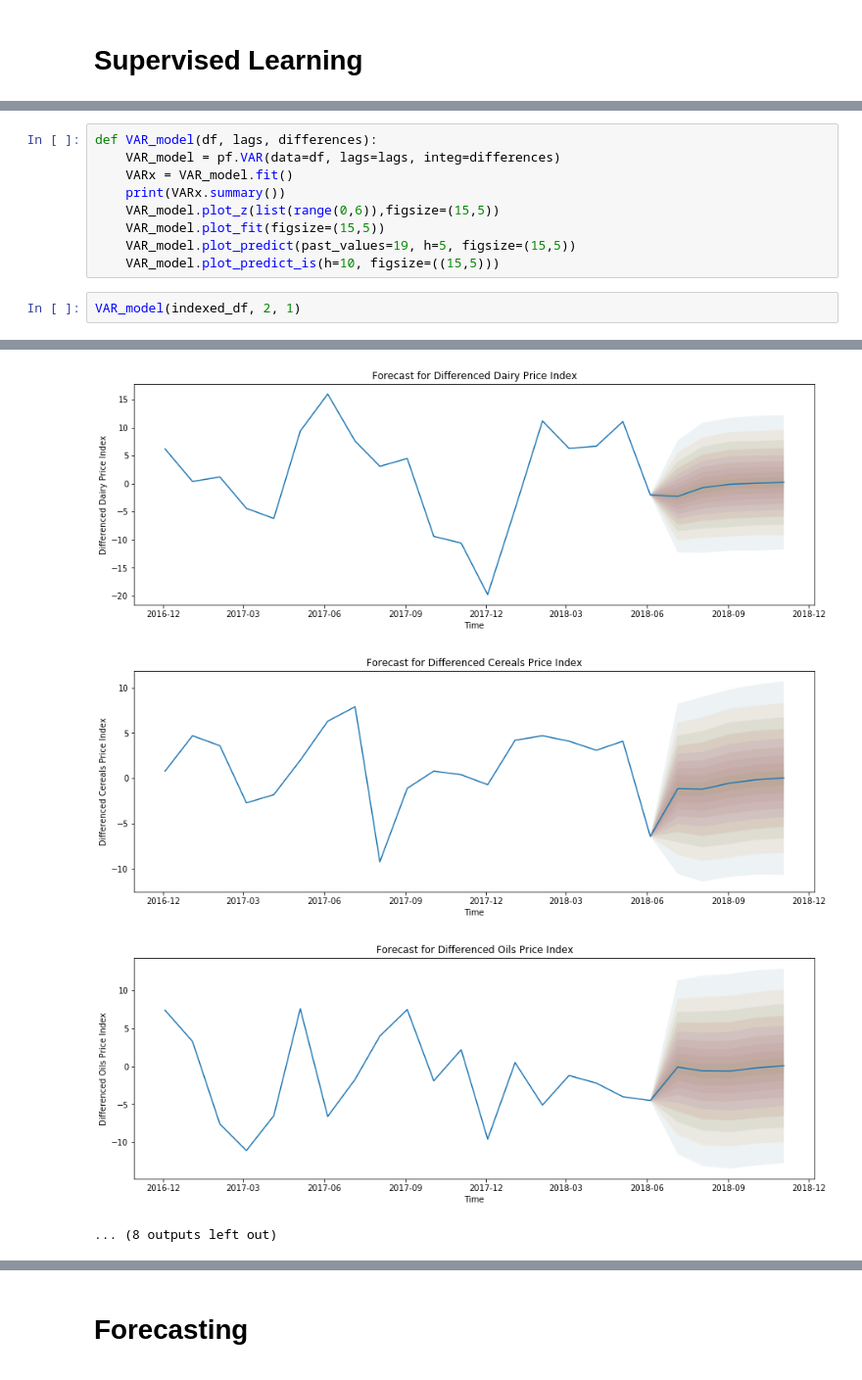
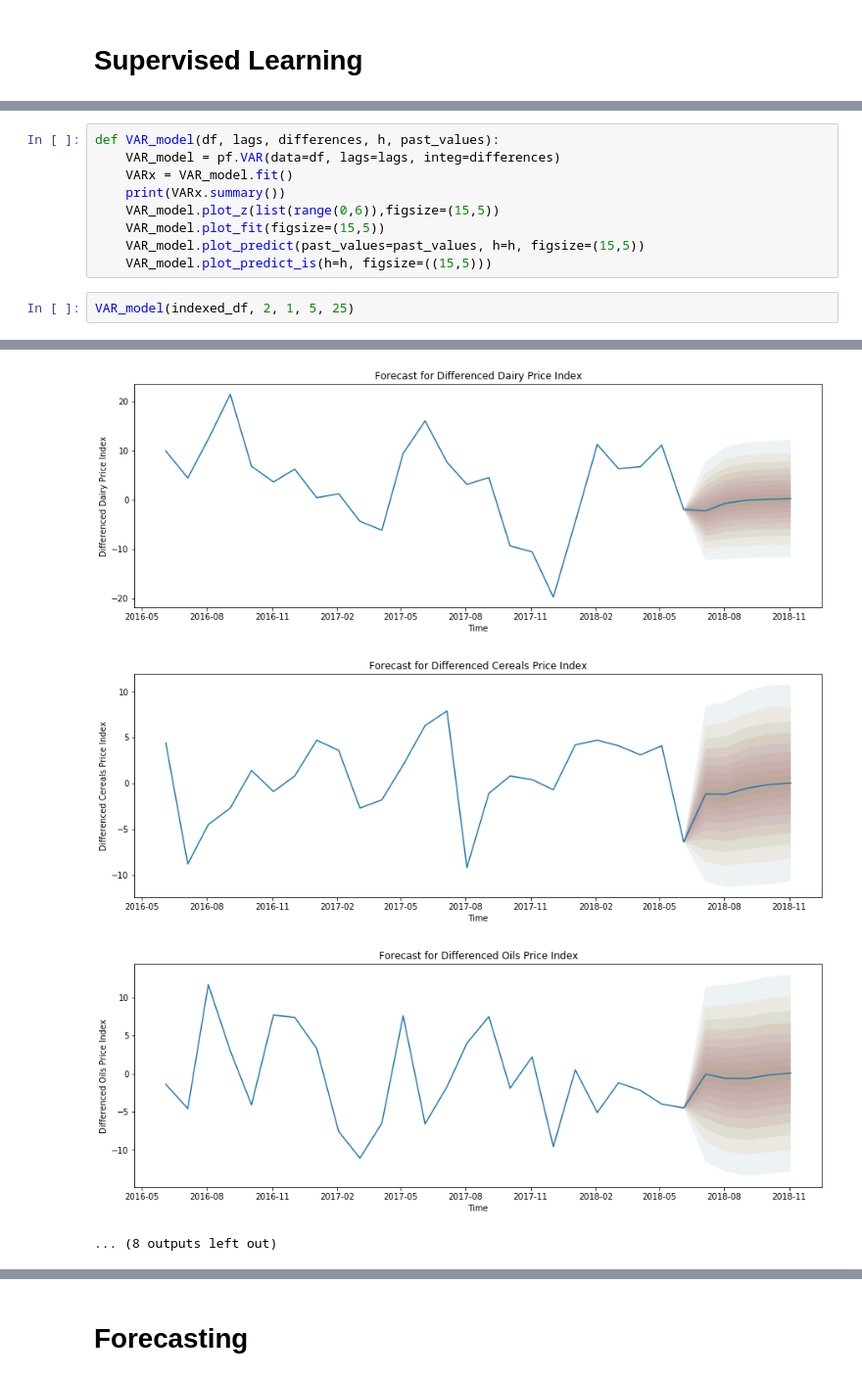
Before and after one commit to Schmidt8181/PreparingForTomorrow, a Jupyter notebook: FinalCapstone.ipynb, the cells around one changed output, grey strips where cells are left out. Shown at 98% size. Saved outputs shown, nothing was run; the diff lists cells and outputs as text.

```diff
--- a/FinalCapstone.ipynb
+++ b/FinalCapstone.ipynb
@@ -331,14 +237,14 @@ plt.title("Logged Index price");
 # %%
-def VAR_model(df, lags, differences):
+def VAR_model(df, lags, differences, h, past_values):
     VAR_model = pf.VAR(data=df, lags=lags, integ=differences)
     VARx = VAR_model.fit()
     print(VARx.summary())
     VAR_model.plot_z(list(range(0,6)),figsize=(15,5))
     VAR_model.plot_fit(figsize=(15,5))
-    VAR_model.plot_predict(past_values=19, h=5, figsize=(15,5))
-    VAR_model.plot_predict_is(h=10, figsize=((15,5)))
+    VAR_model.plot_predict(past_values=past_values, h=h, figsize=(15,5))
+    VAR_model.plot_predict_is(h=h, figsize=((15,5)))
 # %%
-VAR_model(indexed_df, 2, 1)
+VAR_model(indexed_df, 2, 1, 5, 25)
 # %% [output]
 VAR(2)
 ======================================================= ==================================================
@@ -368,4 +274,4 @@ None
-[figure, old version]
+[figure, new version]
-[figure, old version]
+[figure, new version]
-[figure, old version]
+[figure, new version]
 ... (8 outputs left out)
```
Also changed, not shown: parts of 54 cells of this notebook, 5 other files.
